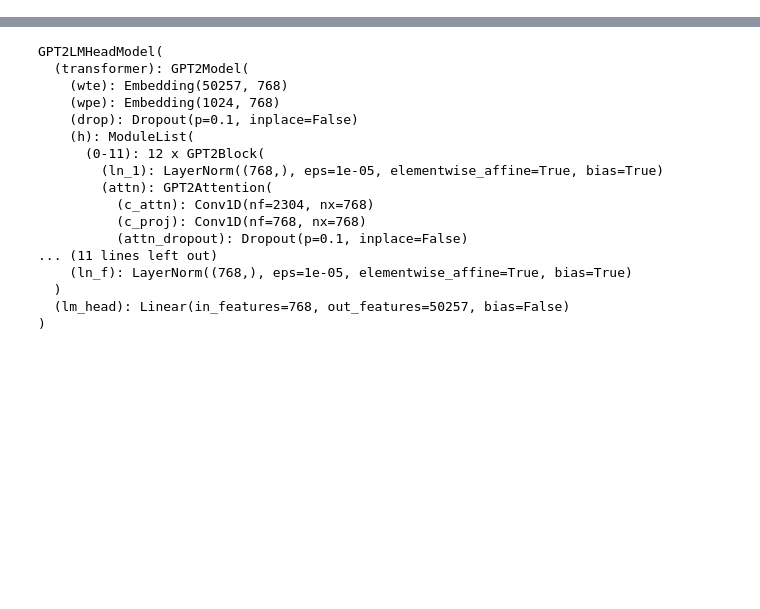
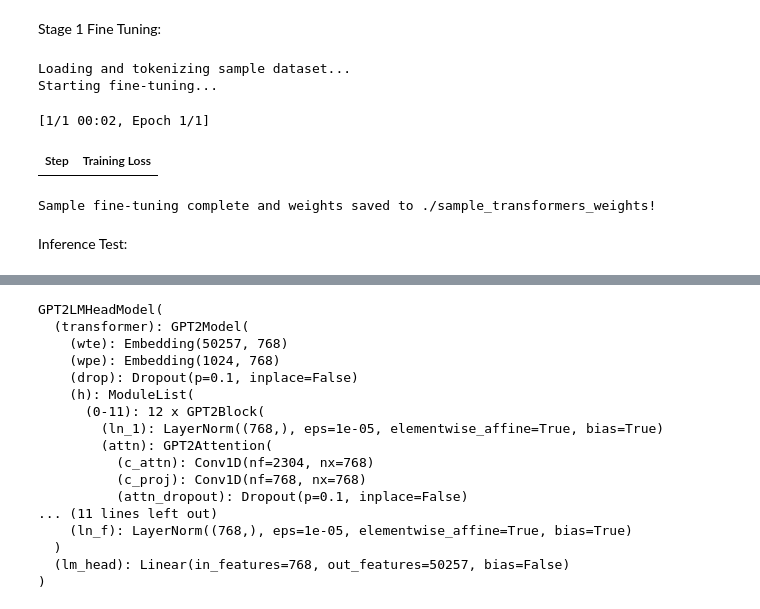
Before and after one commit to derek-Kratikos/cybertron-interp, a Jupyter notebook: cybertron_interp.ipynb, the cells around one changed output, grey strips where cells are left out. Drawn from its saved outputs; the diff is of its cells as text; code cells hidden in the pictures; blank space fills up the shorter version.

Commit message:
Update README and notebook, add sample corpus

```diff
--- a/cybertron_interp.ipynb
+++ b/cybertron_interp.ipynb
@@ -4,0 +5,73 @@
+# %% [markdown]
+Stage 1 Fine Tuning:
+# %%
+from datasets import Dataset
+from transformers import (
+    DataCollatorForLanguageModeling,
+    GPT2LMHeadModel,
+    GPT2Tokenizer,
+    Trainer,
+    TrainingArguments,
+)
+
+# Note: This uses a lightweight sample corpus and saves to a sample weights folder.
+# If you wish to download the full fine-tuned weights themselves, I've made them available here: https://huggingface.co/dhanson5/cybertron-gpt2-lore
+
+# Load tokenizer and base GPT-2 weights
+tokenizer = GPT2Tokenizer.from_pretrained("gpt2")
+if tokenizer.pad_token is None:
+  tokenizer.pad_token = tokenizer.eos_token
+
+model = GPT2LMHeadModel.from_pretrained("gpt2")
+
+# Load sample lore dataset
+print("Loading and tokenizing sample dataset...")
+with open("sample_corpus.txt", "r", encoding="utf-8") as f:
+  text_data = f.read()
+
+encodings = tokenizer(text_data, return_special_tokens_mask=False)
+
+block_size = 128
+input_ids = []
+for i in range(0, len(encodings["input_ids"]) - block_size + 1, block_size):
+  input_ids.append(encodings["input_ids"][i : i + block_size])
+
+train_dataset = Dataset.from_dict({"input_ids": input_ids})
+
+data_collator = DataCollatorForLanguageModeling(tokenizer=tokenizer, mlm=False)
+
+# Configure training arguments for the sample run
+sample_weights_dir = "./sample_transformers_weights"
+training_args = TrainingArguments(
+    output_dir=sample_weights_dir,
+    num_train_epochs=1,
+    per_device_train_batch_size=4,
+    save_steps=500,
+    save_total_limit=2,
+    logging_steps=50,
+    report_to="none",
+)
+
+trainer = Trainer(
+    model=model,
+    args=training_args,
+    data_collator=data_collator,
+    train_dataset=train_dataset,
+)
+
+# 4. Start fine-tuning
+print("Starting fine-tuning...")
+trainer.train()
+
+# 5. Save the fine-tuned sample checkpoint
+model.save_pretrained(sample_weights_dir)
+tokenizer.save_pretrained(sample_weights_dir)
+print(f"Sample fine-tuning complete and weights saved to {sample_weights_dir}!")
+# %% [output]
+Loading and tokenizing sample dataset...
+Starting fine-tuning...
+[1/1 00:02, Epoch 1/1]
+| Step | Training Loss |
+Sample fine-tuning complete and weights saved to ./sample_transformers_weights!
+# %% [markdown]
+Inference Test:
```
Also changed, not shown: parts of 18 cells of this notebook, 2 other files.
